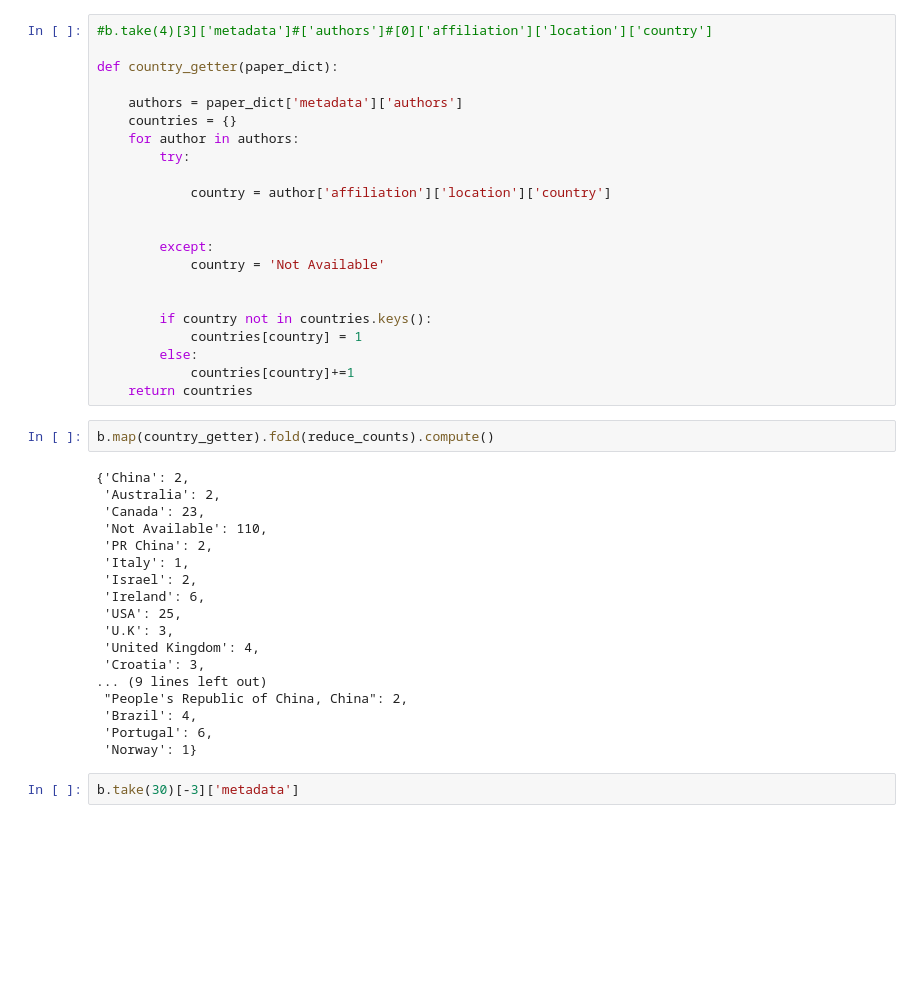
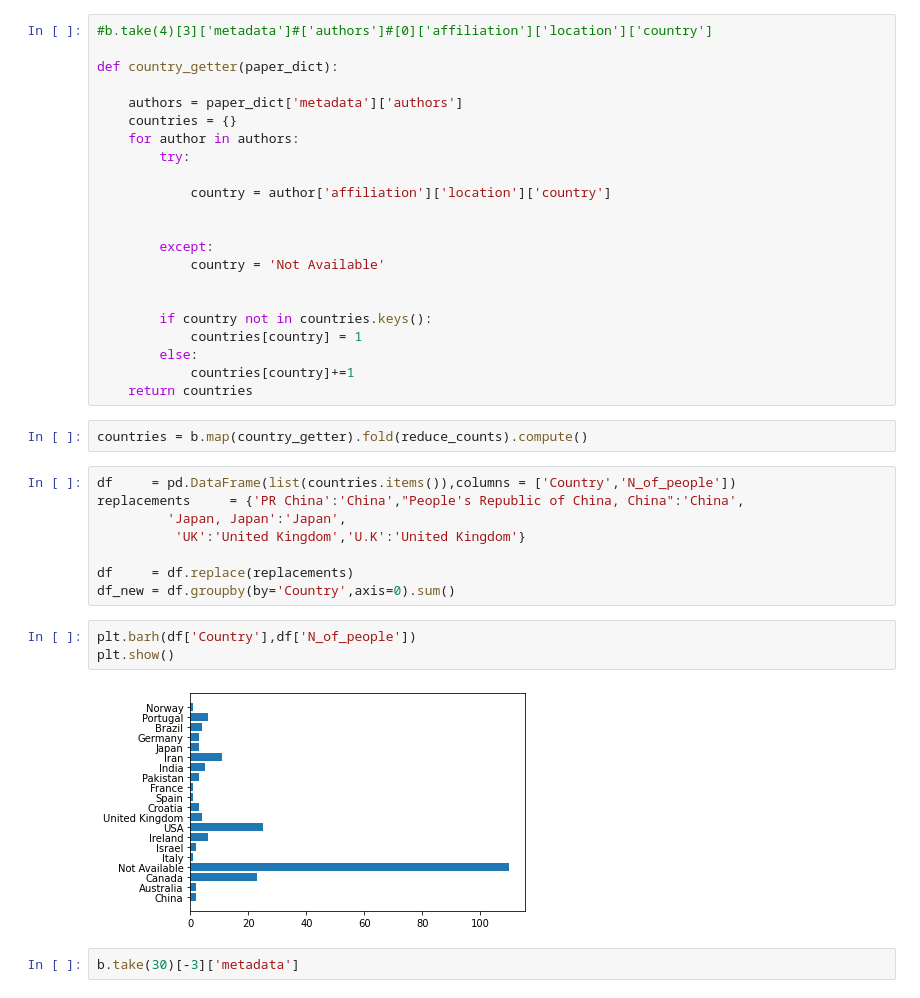
Before and after one commit to GhidoniR/Meta_Analysis_of_COVID_papers, a Jupyter notebook: COVID_project_notebook.ipynb, the cells around one changed output. Drawn from its saved outputs; the diff is of its cells as text; blank space fills up the shorter version.

Commit message:
countries computation added

```diff
--- a/COVID_project_notebook.ipynb
+++ b/COVID_project_notebook.ipynb
@@ -230,25 +230,20 @@ def country_getter(paper_dict):
             countries[country]+=1
     return countries
 # %%
-b.map(country_getter).fold(reduce_counts).compute()
+countries = b.map(country_getter).fold(reduce_counts).compute()
-# %% [output]
-{'China': 2,
- 'Australia': 2,
- 'Canada': 23,
- 'Not Available': 110,
- 'PR China': 2,
- 'Italy': 1,
- 'Israel': 2,
- 'Ireland': 6,
- 'USA': 25,
- 'U.K': 3,
- 'United Kingdom': 4,
- 'Croatia': 3,
-... (9 lines left out)
- "People's Republic of China, China": 2,
- 'Brazil': 4,
- 'Portugal': 6,
- 'Norway': 1}
+# %%
+df     = pd.DataFrame(list(countries.items()),columns = ['Country','N_of_people'])
+replacements     = {'PR China':'China',"People's Republic of China, China":'China',
+         'Japan, Japan':'Japan',
+          'UK':'United Kingdom','U.K':'United Kingdom'}
+
+df     = df.replace(replacements)
+df_new = df.groupby(by='Country',axis=0).sum()
+# %%
+plt.barh(df['Country'],df['N_of_people'])
+plt.show()
+# %% [output]
+[figure, added]
 # %%
 b.take(30)[-3]['metadata']
 # %% [output]
```
Also changed, not shown: 3 other files.
